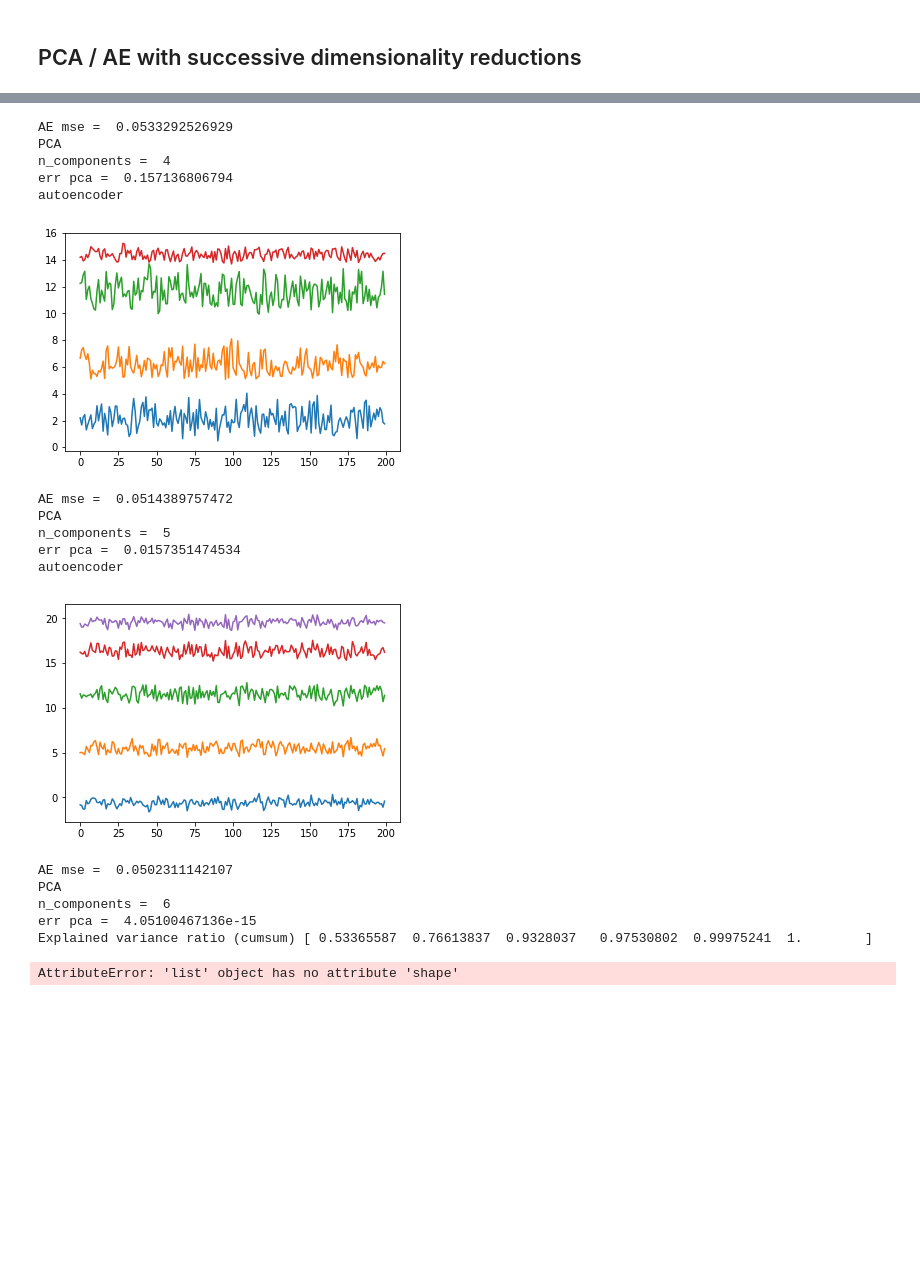
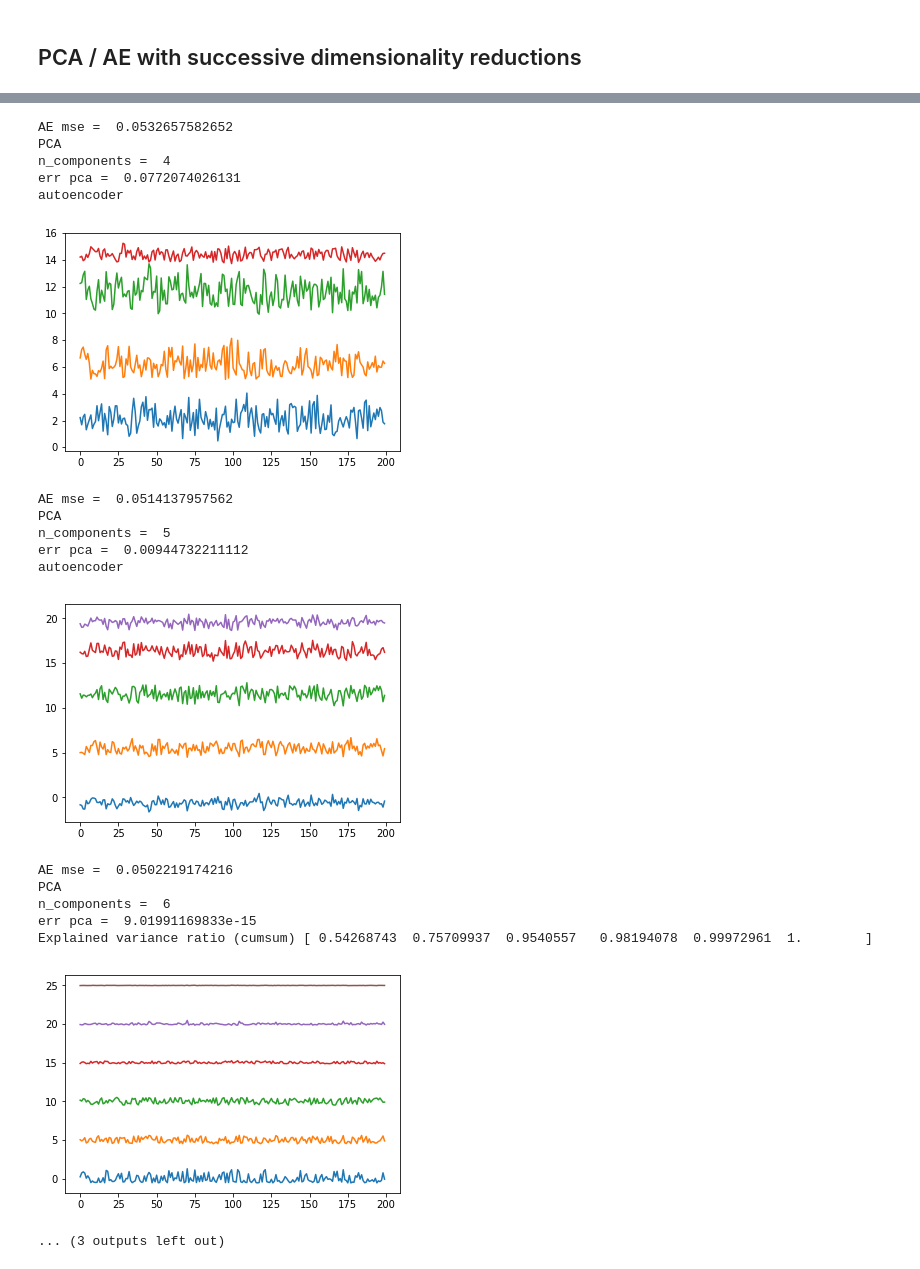
Before and after one commit to shadiakiki1986/test-ml, a Jupyter notebook: t1e1_pca_ae_nonlinear-2-unchained.ipynb, the cells around one changed output, grey strips where cells are left out. Drawn from its saved outputs; the diff is of its cells as text; code cells hidden in the pictures; blank space fills up the shorter version.

```diff
--- a/t1e1_pca_ae_nonlinear-2-unchained.ipynb
+++ b/t1e1_pca_ae_nonlinear-2-unchained.ipynb
@@ -101,8 +83,8 @@ for n_c_i in [x+1 for x in range(X.shape[1])]: # 'mle'
 
     # train autoencoder
     print("autoencoder")
-    autoencoder, encoder = utils.buildNetwork(X_norm.shape[1], encoding_dim_ae = n_c_i)
-    utils.ae_fit_encode_plot_mse(X_norm, autoencoder, encoder, N_epochs, verbose=0)
+    autoencoder, encoder = utils.buildNetwork(X.shape[1], encoding_dim_ae = n_c_i)
+    utils.ae_fit_encode_plot_mse(X, autoencoder, encoder, N_epochs, verbose=0)
 # %% [output]
 PCA
 n_components =  1
@@ -122,20 +104,21 @@ err pca =  0.259222490267
 autoencoder
 [figure]
-AE mse =  0.0533292526929
+AE mse =  0.0532657582652
 PCA
 n_components =  4
-err pca =  0.157136806794
+err pca =  0.0772074026131
 autoencoder
 [figure]
-AE mse =  0.0514389757472
+AE mse =  0.0514137957562
 PCA
 n_components =  5
-err pca =  0.0157351474534
+err pca =  0.00944732211112
 autoencoder
 [figure]
-AE mse =  0.0502311142107
+AE mse =  0.0502219174216
 PCA
 n_components =  6
-err pca =  4.05100467136e-15
-Explained variance ratio (cumsum) [ 0.53365587  0.76613837  0.9328037   0.97530802  0.99975241  1.        ]
+err pca =  9.01991169833e-15
+Explained variance ratio (cumsum) [ 0.54268743  0.75709937  0.9540557   0.98194078  0.99972961  1.        ]
+[figure, added]
-AttributeError: 'list' object has no attribute 'shape'
+... (3 outputs left out)
```
Also changed, not shown: parts of 5 cells of this notebook, 1 other file.
